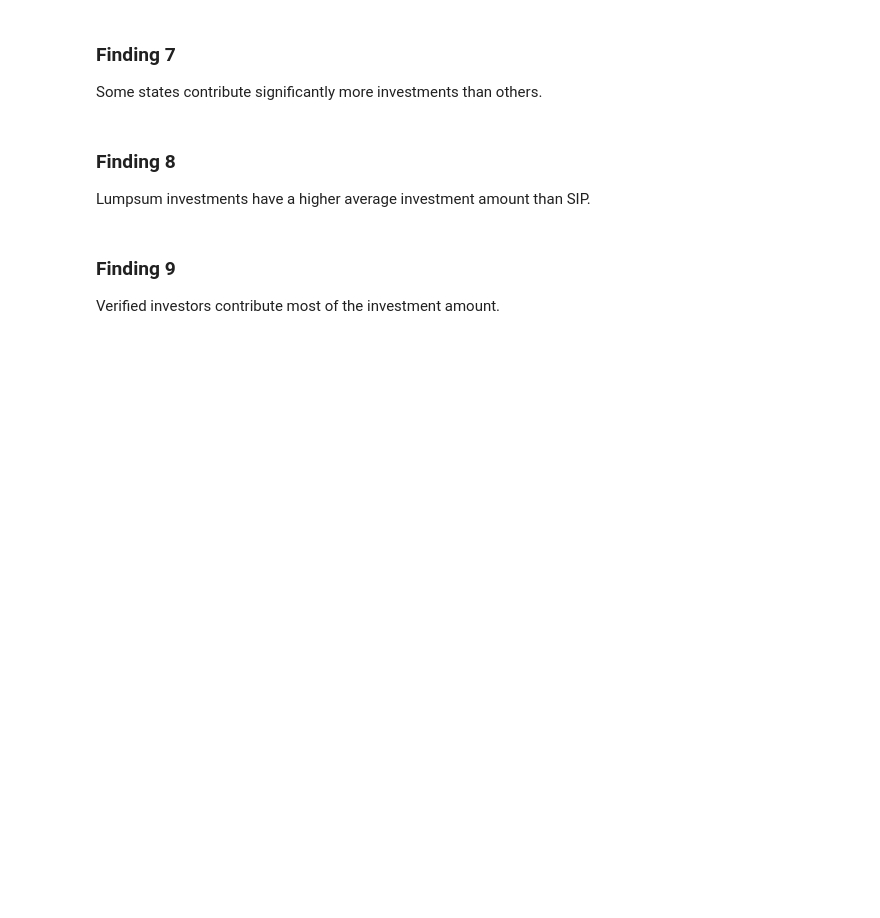
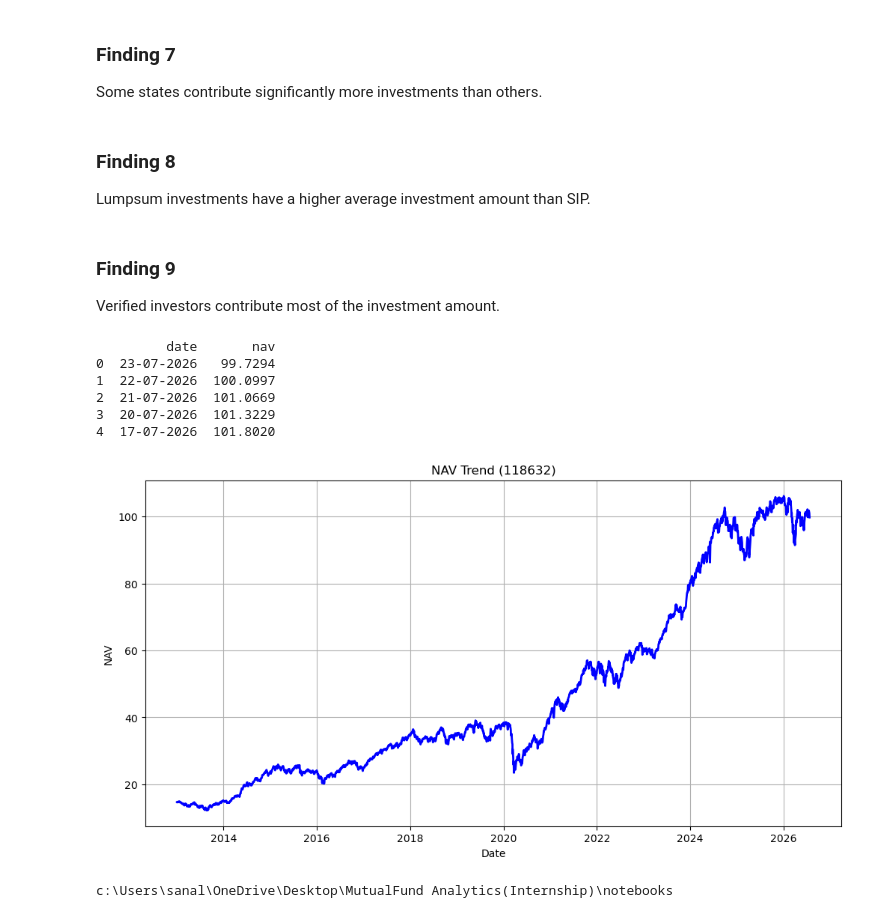
Before and after one commit to sanallabhavana17/MutualFundAnalytics, a Jupyter notebook: notebooks/EDA_Analysis.ipynb, the cells around one changed output. Cells and saved outputs as stored; diff of their text form; code cells hidden in the pictures; blank space fills up the shorter version.

Commit message:
Completed EDA notebook with all visualizations

```diff
--- a/notebooks/EDA_Analysis.ipynb
+++ b/notebooks/EDA_Analysis.ipynb
@@ -267,3 +267,47 @@ Lumpsum investments have a higher average investment amount than SIP.
 # %% [markdown]
 ### Finding 9
 Verified investors contribute most of the investment amount.
+# %%
+import pandas as pd
+import matplotlib.pyplot as plt
+
+df = pd.read_csv("../Data/Raw/118632_nav.csv")
+
+print(df.head())
+# %% [output]
+         date       nav
+0  23-07-2026   99.7294
+1  22-07-2026  100.0997
+2  21-07-2026  101.0669
+3  20-07-2026  101.3229
+4  17-07-2026  101.8020
+# %%
+import pandas as pd
+import matplotlib.pyplot as plt
+
+# Read NAV data
+df = pd.read_csv("../Data/Raw/118632_nav.csv")
+
+# Convert date column to date format
+df["date"] = pd.to_datetime(df["date"], dayfirst=True)
+
+# Sort by date
+df = df.sort_values("date")
+
+# Plot
+plt.figure(figsize=(12,6))
+plt.plot(df["date"], df["nav"], color="blue", linewidth=2)
+
+plt.title("NAV Trend (118632)")
+plt.xlabel("Date")
+plt.ylabel("NAV")
+plt.grid(True)
+
+plt.show()
+# %% [output]
+[figure, added]
+# %%
+import os
+print(os.getcwd())
+# %% [output]
+c:\Users\sanal\OneDrive\Desktop\MutualFund Analytics(Internship)\notebooks
```
Also changed, not shown: parts of 17 cells of this notebook.
